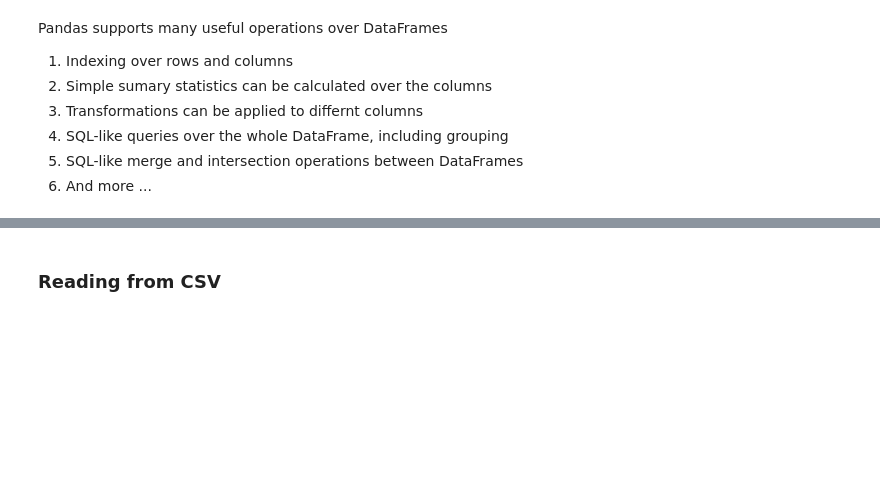
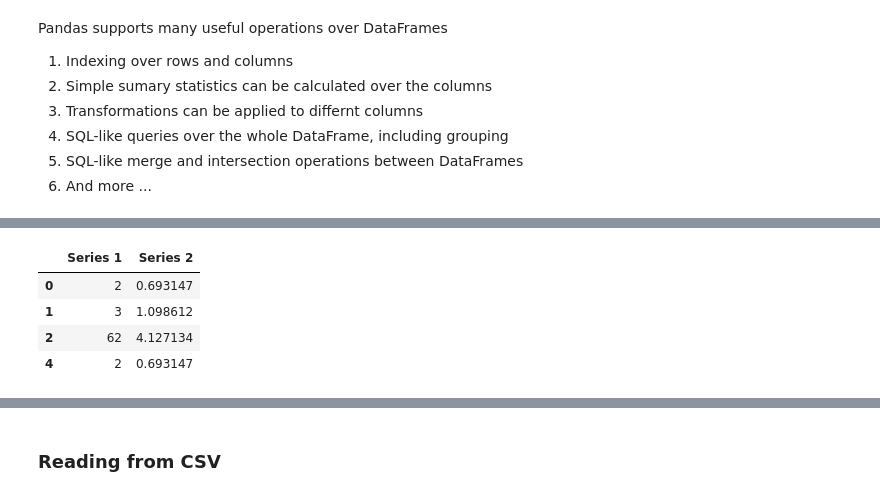
Before and after one commit to Clerin26/Deep-Learning, a Jupyter notebook: CS6421_Lab_01.ipynb, the cells around one changed output, grey strips where cells are left out. Saved outputs shown, nothing was run; the diff lists cells and outputs as text; code cells hidden in the pictures; blank space fills up the shorter version.

```diff
--- a/CS6421_Lab_01.ipynb
+++ b/CS6421_Lab_01.ipynb
@@ -356 +403,9 @@ df[(df["Series 1"]>5 & (df["Series 2"]>0))]
+# %%
+df[df['Series 1']>1 & (df['Series 2']<1)]
+# %% [output]
+|  | Series 1 | Series 2 |
+| 0 | 2 | 0.693147 |
+| 1 | 3 | 1.098612 |
+| 2 | 62 | 4.127134 |
+| 4 | 2 | 0.693147 |
 # %%
```
Also changed, not shown: parts of 15 cells of this notebook.
